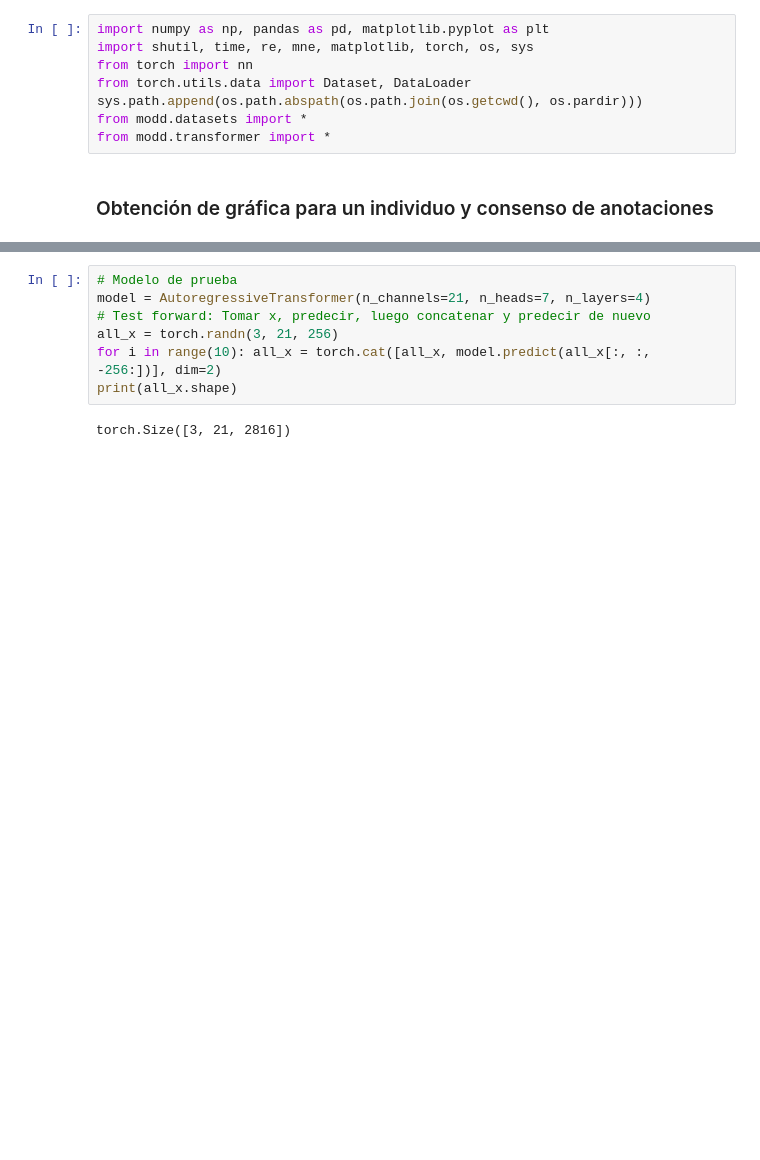
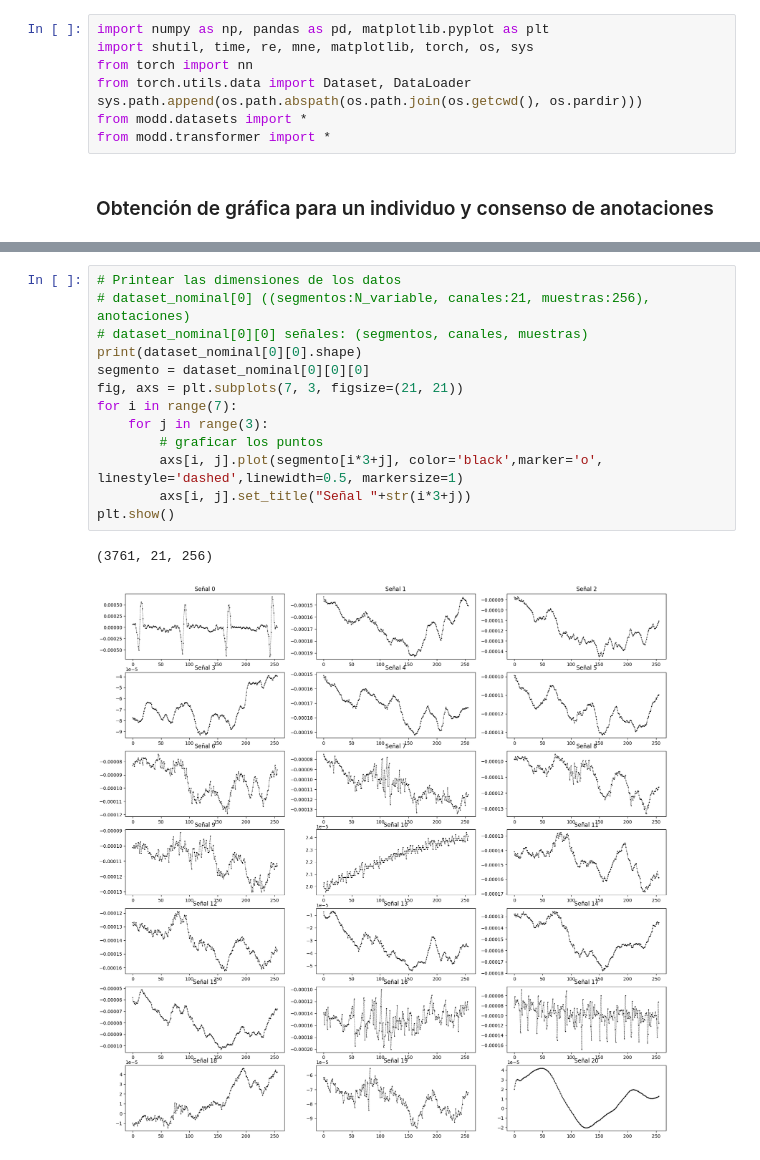
Before and after one commit to M4thinking/Mismodelling-on-Time-Series, a Jupyter notebook: scripts/models.ipynb, the cells around one changed output, grey strips where cells are left out. Cells and saved outputs as stored; diff of their text form; blank space fills up the shorter version.

Commit message:
feat(hito-intermedio): :monocle_face: se cambia la forma de armar el dataset para el transformer

```diff
--- a/scripts/models.ipynb
+++ b/scripts/models.ipynb
@@ -23,9 +23,16 @@ dataset_nominal.plot(3)
-# %%
-# Modelo de prueba
-model = AutoregressiveTransformer(n_channels=21, n_heads=7, n_layers=4)
-# Test forward: Tomar x, predecir, luego concatenar y predecir de nuevo
-all_x = torch.randn(3, 21, 256)
-for i in range(10): all_x = torch.cat([all_x, model.predict(all_x[:, :, -256:])], dim=2)
-print(all_x.shape)
-# %% [output]
-torch.Size([3, 21, 2816])
+# %%
+# Printear las dimensiones de los datos
+# dataset_nominal[0] ((segmentos:N_variable, canales:21, muestras:256), anotaciones)
+# dataset_nominal[0][0] señales: (segmentos, canales, muestras)
+print(dataset_nominal[0][0].shape)
+segmento = dataset_nominal[0][0][0]
+fig, axs = plt.subplots(7, 3, figsize=(21, 21))
+for i in range(7):
+    for j in range(3):
+        # graficar los puntos
+        axs[i, j].plot(segmento[i*3+j], color='black',marker='o', linestyle='dashed',linewidth=0.5, markersize=1)
+        axs[i, j].set_title("Señal "+str(i*3+j))
+plt.show()
+# %% [output]
+(3761, 21, 256)
+[figure, added]
```
Also changed, not shown: parts of 9 cells of this notebook, 2 other files.
